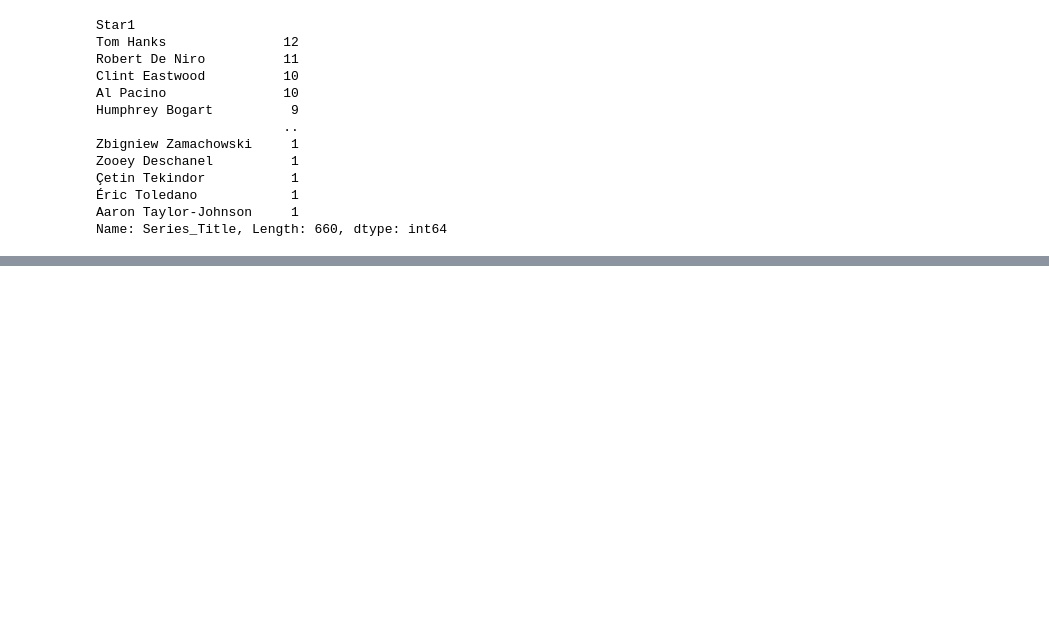
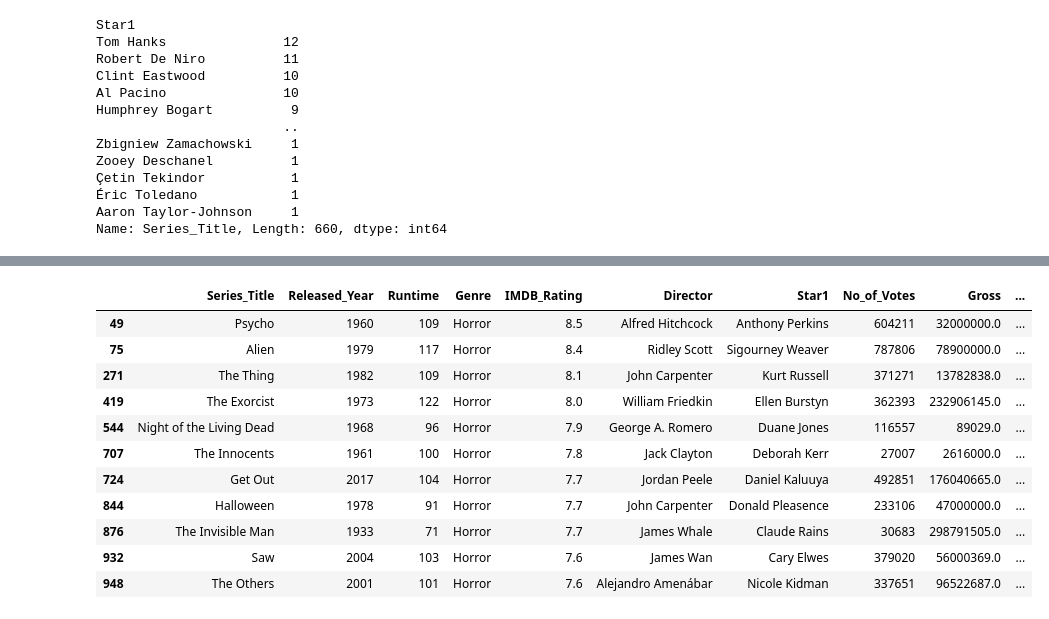
Before and after one commit to HarshChaturvedi19/Learn-Data-Science-With-Projects, a Jupyter notebook: PANDAS/Gropuby-Objects/groupby.ipynb, the cells around one changed output, grey strips where cells are left out. Saved outputs shown, nothing was run; the diff lists cells and outputs as text; code cells hidden in the pictures; blank space fills up the shorter version.

```diff
--- a/PANDAS/Gropuby-Objects/groupby.ipynb
+++ b/PANDAS/Gropuby-Objects/groupby.ipynb
@@ -201,0 +306,17 @@ Name: Series_Title, Length: 660, dtype: int64
+# %%
+# 12)-. find ho many movies in horror genre
+
+genres.get_group('Horror')
+# %% [output]
+|  | Series_Title | Released_Year | Runtime | Genre | IMDB_Rating | Director | Star1 | No_of_Votes | Gross | ... |
+| 49 | Psycho | 1960 | 109 | Horror | 8.5 | Alfred Hitchcock | Anthony Perkins | 604211 | 32000000.0 | ... |
+| 75 | Alien | 1979 | 117 | Horror | 8.4 | Ridley Scott | Sigourney Weaver | 787806 | 78900000.0 | ... |
+| 271 | The Thing | 1982 | 109 | Horror | 8.1 | John Carpenter | Kurt Russell | 371271 | 13782838.0 | ... |
+| 419 | The Exorcist | 1973 | 122 | Horror | 8.0 | William Friedkin | Ellen Burstyn | 362393 | 232906145.0 | ... |
+| 544 | Night of the Living Dead | 1968 | 96 | Horror | 7.9 | George A. Romero | Duane Jones | 116557 | 89029.0 | ... |
+| 707 | The Innocents | 1961 | 100 | Horror | 7.8 | Jack Clayton | Deborah Kerr | 27007 | 2616000.0 | ... |
+| 724 | Get Out | 2017 | 104 | Horror | 7.7 | Jordan Peele | Daniel Kaluuya | 492851 | 176040665.0 | ... |
+| 844 | Halloween | 1978 | 91 | Horror | 7.7 | John Carpenter | Donald Pleasence | 233106 | 47000000.0 | ... |
+| 876 | The Invisible Man | 1933 | 71 | Horror | 7.7 | James Whale | Claude Rains | 30683 | 298791505.0 | ... |
+| 932 | Saw | 2004 | 103 | Horror | 7.6 | James Wan | Cary Elwes | 379020 | 56000369.0 | ... |
+| 948 | The Others | 2001 | 101 | Horror | 7.6 | Alejandro Amenábar | Nicole Kidman | 337651 | 96522687.0 | ... |
```
Also changed, not shown: parts of 6 cells of this notebook.
